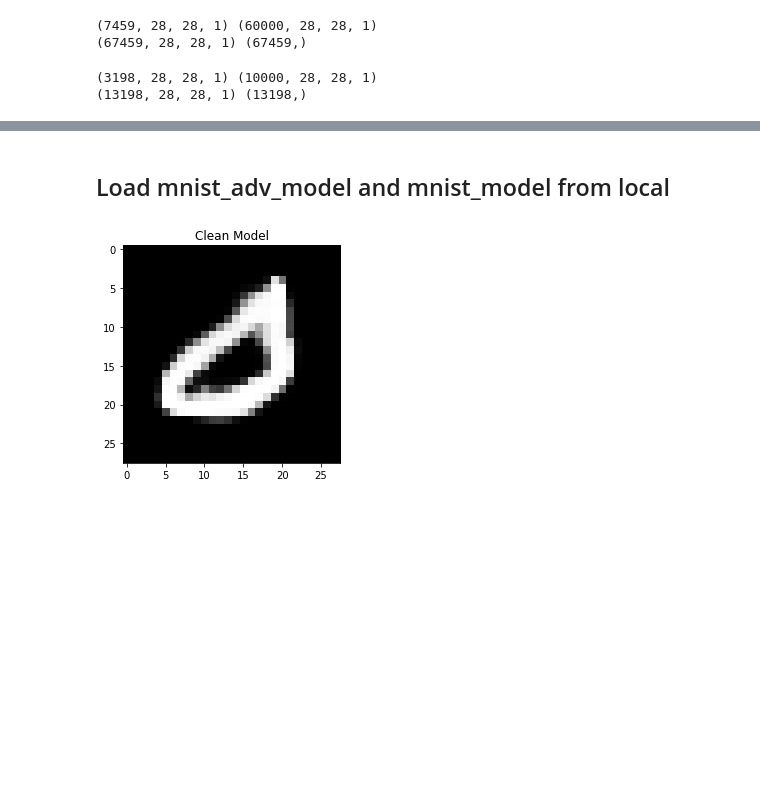
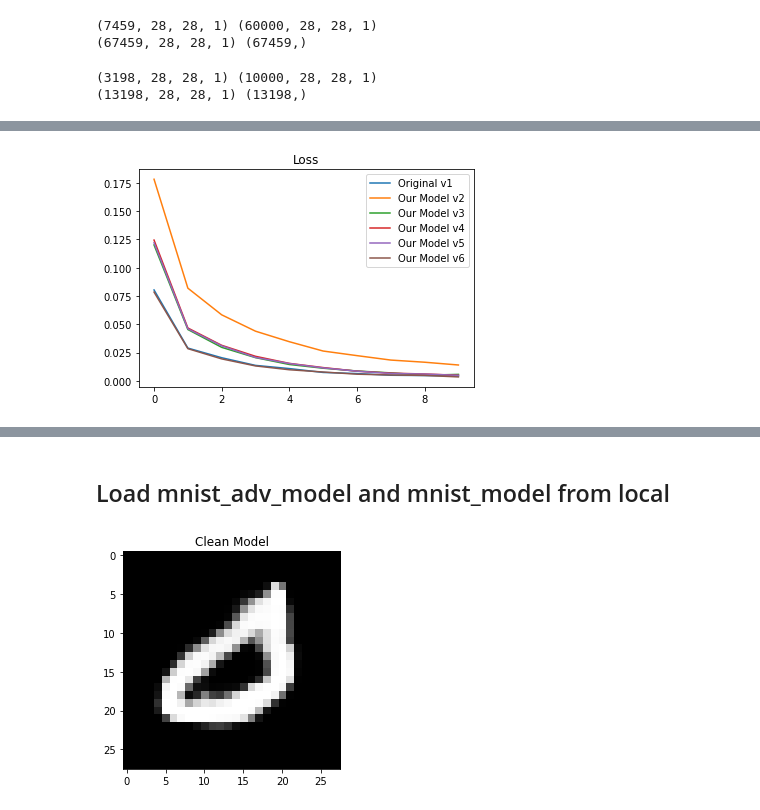
Before and after one commit to hiskuDN/acgan-adv-training-mod, a Jupyter notebook: train_adv.ipynb, the cells around one changed output, grey strips where cells are left out. Saved outputs shown, nothing was run; the diff lists cells and outputs as text; code cells hidden in the pictures; blank space fills up the shorter version.

```diff
--- a/train_adv.ipynb
+++ b/train_adv.ipynb
@@ -758,0 +827,24 @@ model_adv_v5.save('assets/models/mnist_adv_model_v5.h5')
+# %%
+# model_adv = tf.keras.models.Sequential([
+#   tf.keras.layers.Flatten(input_shape=(28, 28)),
+#   tf.keras.layers.Dense(128, activation='relu'),
+#   tf.keras.layers.Dense(10)
+# ])
+
+model_adv_v6 = tf.keras.Sequential([
+    tf.keras.layers.Conv2D(16, kernel_size=4, padding='valid', activation='relu', input_shape=(28, 28, 1)),
+    tf.keras.layers.Conv2D(32, kernel_size=4, padding='valid', activation='relu'),
+    tf.keras.layers.Flatten(),
+    tf.keras.layers.Dense(10, activation='softmax')
+])
+
+model_adv_v6.compile(optimizer='adam',
+                loss='sparse_categorical_crossentropy',
+                metrics=['accuracy'])
+
+model_adv_v6_history = model_adv_v6.fit(
+    x = ds_train_adv_images,
+    y = ds_train_adv_labels,
+    epochs=10,
+    shuffle=True
+)
@@ -758,0 +891,13 @@ model_adv_v5.save('assets/models/mnist_adv_model_v5.h5')
+# %%
+plt.title('Loss')
+plt.plot(model_adv_history.history['loss'], label='Original v1')
+plt.plot(model_adv_v2_history.history['loss'], label='Our Model v2')
+plt.plot(model_adv_v3_history.history['loss'], label='Our Model v3')
+plt.plot(model_adv_v4_history.history['loss'], label='Our Model v4')
+plt.plot(model_adv_v5_history.history['loss'], label='Our Model v5')
+plt.plot(model_adv_v6_history.history['loss'], label='Our Model v6')
+
+plt.legend()
+plt.show()
+# %% [output]
+[figure, added]
```
Also changed, not shown: parts of 28 cells of this notebook, 6 other files.
